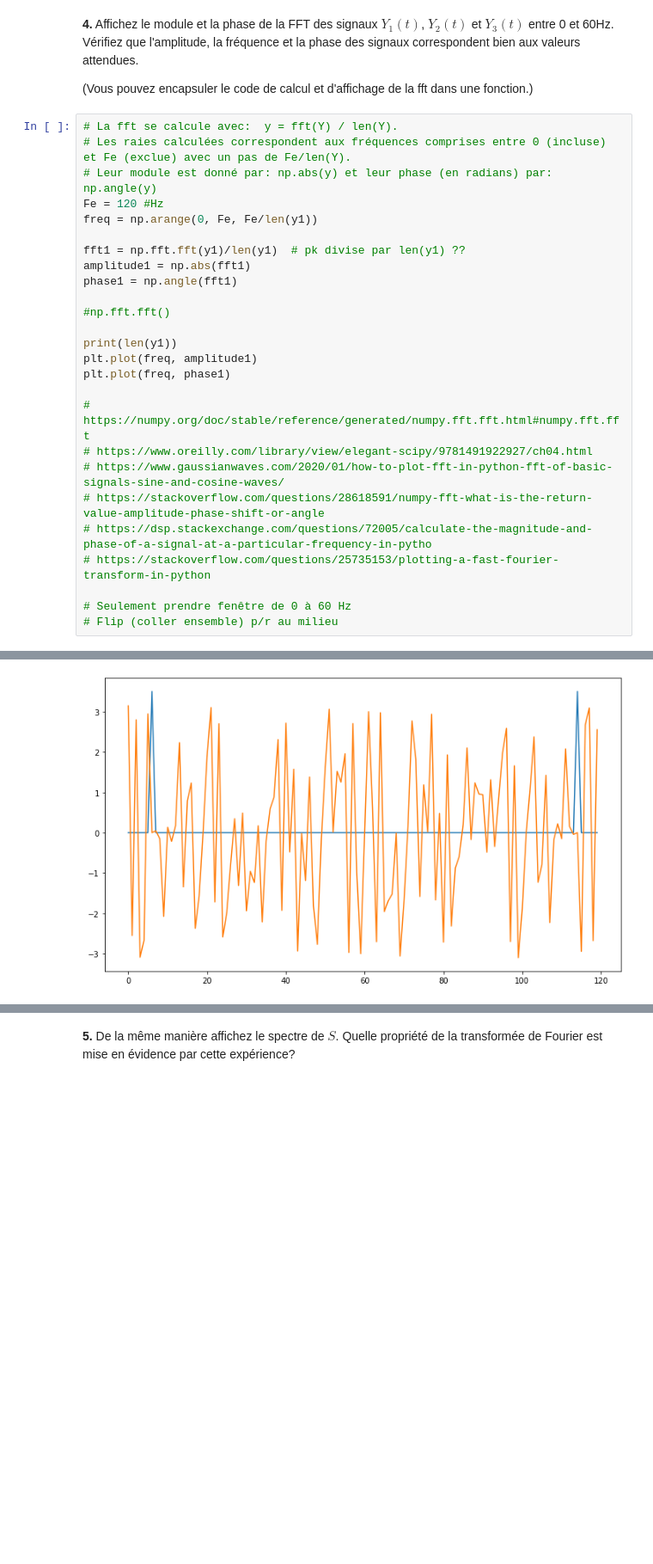
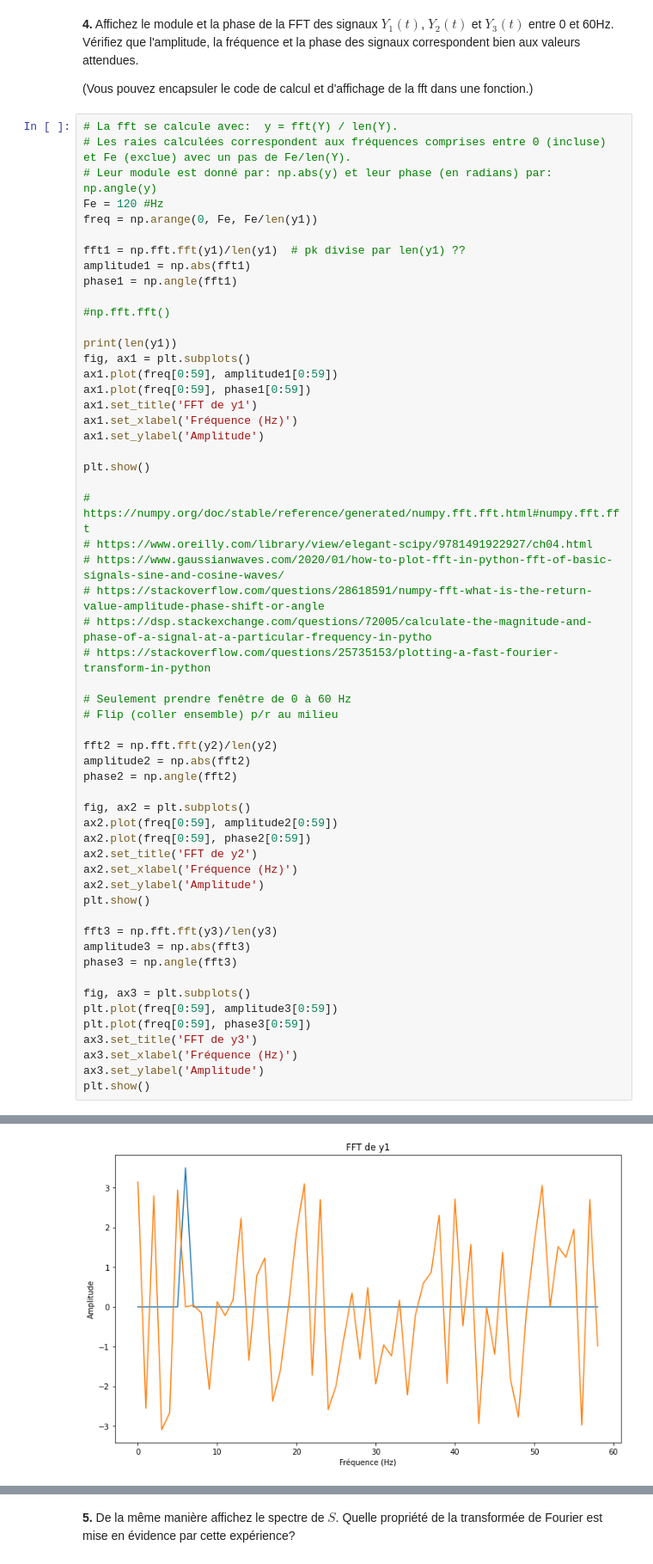
Before and after one commit to shuaisong9/Traitement_TP1, a Jupyter notebook: TP1/code/tp1_seance2.ipynb, the cells around one changed output, grey strips where cells are left out. Shown: that part at 86% size. Drawn from its saved outputs; the diff is of its cells as text; blank space fills up the shorter version.

```diff
--- a/TP1/code/tp1_seance2.ipynb
+++ b/TP1/code/tp1_seance2.ipynb
@@ -96,8 +133,14 @@ phase1 = np.angle(fft1)
 #np.fft.fft()
 
 print(len(y1))
-plt.plot(freq, amplitude1)
-plt.plot(freq, phase1)
+fig, ax1 = plt.subplots()
+ax1.plot(freq[0:59], amplitude1[0:59])
+ax1.plot(freq[0:59], phase1[0:59])
+ax1.set_title('FFT de y1')
+ax1.set_xlabel('Fréquence (Hz)')
+ax1.set_ylabel('Amplitude')
+
+plt.show()
 
 # https://numpy.org/doc/stable/reference/generated/numpy.fft.fft.html#numpy.fft.fft
 # https://www.oreilly.com/library/view/elegant-scipy/9781491922927/ch04.html
@@ -108,5 +151,29 @@ plt.plot(freq, phase1)
 
 # Seulement prendre fenêtre de 0 à 60 Hz
 # Flip (coller ensemble) p/r au milieu
+
+fft2 = np.fft.fft(y2)/len(y2)
+amplitude2 = np.abs(fft2)
+phase2 = np.angle(fft2)
+
+fig, ax2 = plt.subplots()
+ax2.plot(freq[0:59], amplitude2[0:59])
+ax2.plot(freq[0:59], phase2[0:59])
+ax2.set_title('FFT de y2')
+ax2.set_xlabel('Fréquence (Hz)')
+ax2.set_ylabel('Amplitude')
+plt.show()
+
+fft3 = np.fft.fft(y3)/len(y3)
+amplitude3 = np.abs(fft3)
+phase3 = np.angle(fft3)
+
+fig, ax3 = plt.subplots()
+plt.plot(freq[0:59], amplitude3[0:59])
+plt.plot(freq[0:59], phase3[0:59])
+ax3.set_title('FFT de y3')
+ax3.set_xlabel('Fréquence (Hz)')
+ax3.set_ylabel('Amplitude')
+plt.show()
 # %% [output]
 120
@@ -114 +180 @@ plt.plot(freq, phase1)
-[figure, old version]
+[figure, new version]
```
Also changed, not shown: parts of 14 cells of this notebook, 1 other file.
